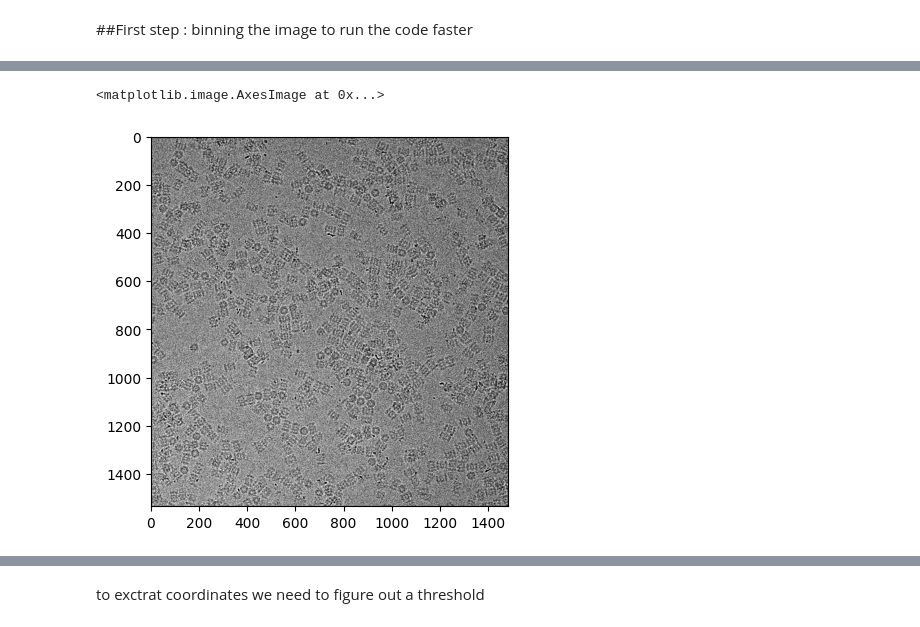
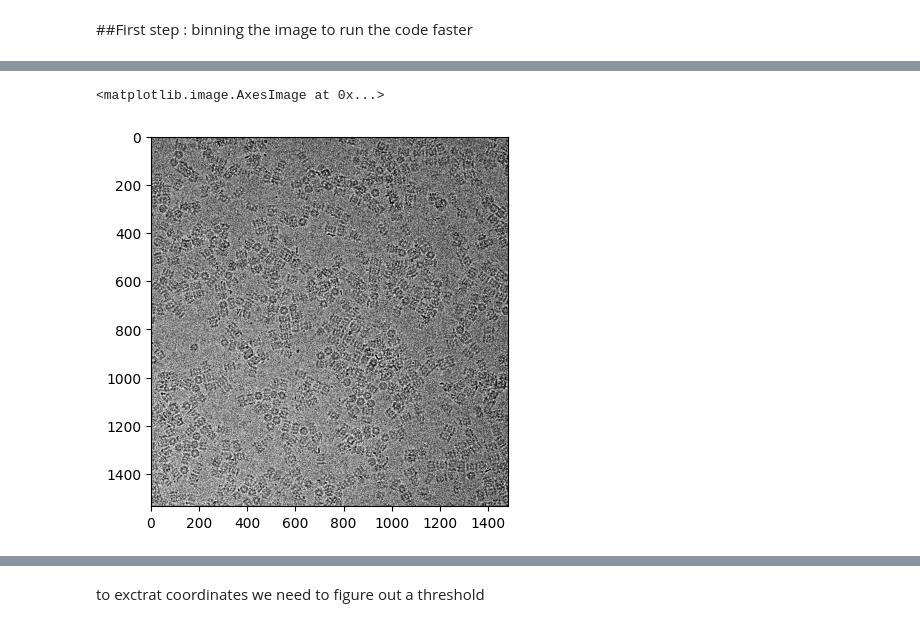
Before and after one commit to CassandreDGN/PROJET_GPI_CD, a Jupyter notebook: projetV1.ipynb, the cells around one changed output, grey strips where cells are left out. Drawn from its saved outputs; the diff is of its cells as text; code cells hidden in the pictures.

Commit message:
added a code to manipulate pdb file. added a denoising filter on the mrc image. added an inversion to have white on black instead of black on white.

```diff
--- a/projetV1.ipynb
+++ b/projetV1.ipynb
@@ -214,0 +199,19 @@ array([[10.977383 , 23.600948 , 15.2023535, ..., 11.197155 , 18.279356 ,
+# %%
+#add filter on picture to denoise before doing anything else
+
+# Apply median filter
+median_filtered_image = ndimage.median_filter(data, size=3)
+median_filtered_image = np.clip(median_filtered_image, 0, 255).astype(np.uint8)
+
+# Display the original and filtered images
+fig, ax = plt.subplots(1, 2, figsize=(12, 6))
+
+ax[0].imshow(data, cmap='gray', vmin=np.percentile(data, 5), vmax=np.percentile(data, 95))
+ax[0].set_title('Original Image')
+ax[0].axis('off')
+
+ax[1].imshow(median_filtered_image, cmap='gray', vmin=np.percentile(data, 5), vmax=np.percentile(data, 95))
+ax[1].set_title('Image with Median Filter')
+ax[1].axis('off')
+
+plt.show()
@@ -235,10 +240,10 @@ def bin_image(image, bin_size):
 
     return binned
 # %%
-file_binned = bin_image(data,5)
+file_binned = bin_image(median_filtered_image,5)
 
 plt.imshow(file_binned,cmap='gray', vmin=np.percentile(file_binned, 5), vmax=np.percentile(file_binned, 95))
 # %% [output]
 <matplotlib.image.AxesImage at 0x...>
-[figure, old version]
+[figure, new version]
 # %%
```
Also changed, not shown: parts of 11 cells of this notebook.
